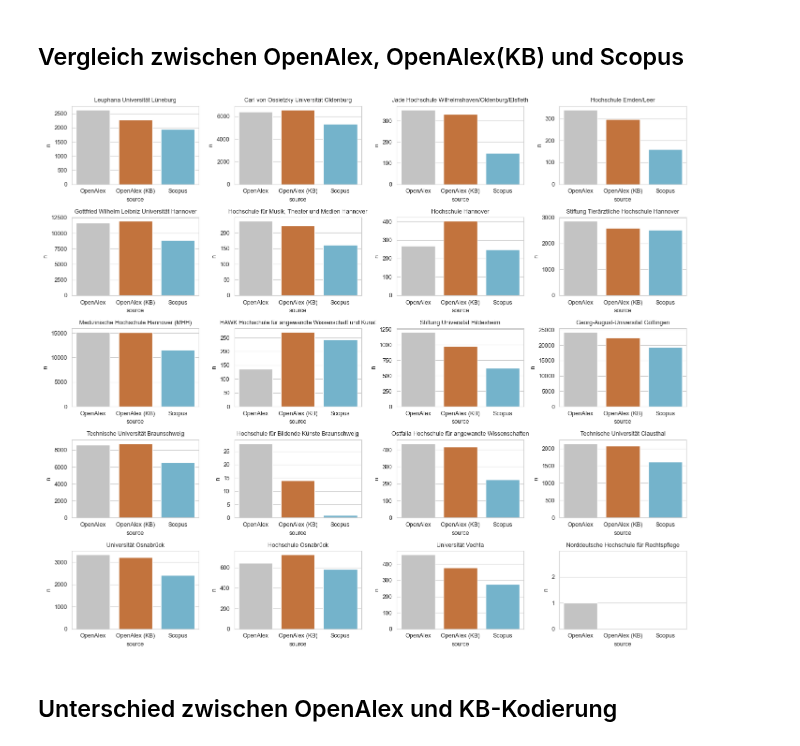
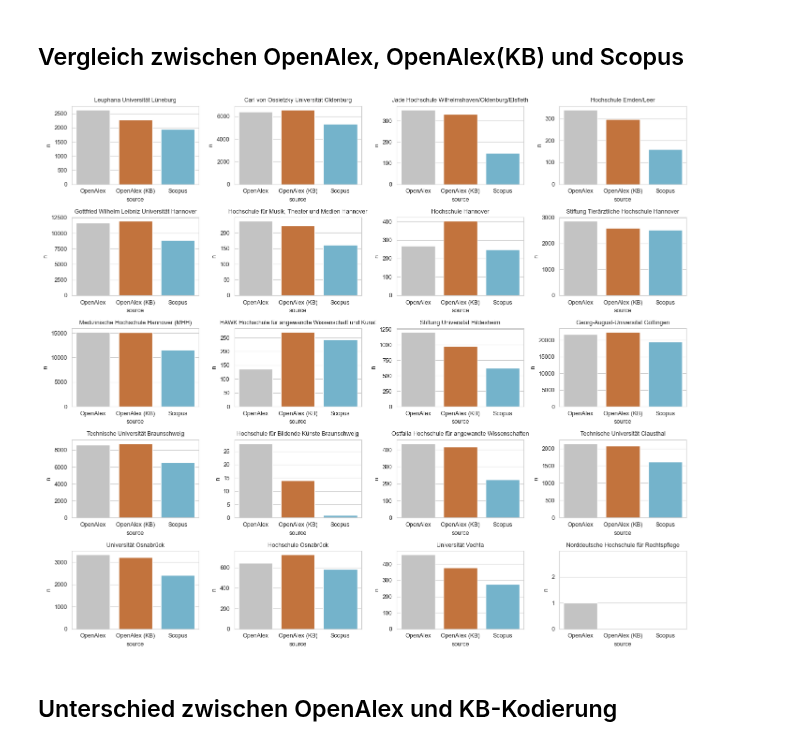
Before and after one commit to naustica/lower_saxony_institutions, a Jupyter notebook: notebooks/Monitoring.ipynb, the cells around one changed output. Drawn from its saved outputs; the diff is of its cells as text; code cells hidden in the pictures.

```diff
--- a/notebooks/Monitoring.ipynb
+++ b/notebooks/Monitoring.ipynb
@@ -80,7 +80,7 @@ liste_aller_hochschulen
 oal = client.query(f"""
                     SELECT
                         CASE
-                            WHEN inst.ror = 'https://ror.org/021ft0n22' THEN 'Universitätsmedizin Göttingen'
+                            WHEN inst.ror = 'https://ror.org/021ft0n22' THEN 'Georg-August-Universität Göttingen' -- UMG in GAU integrieren für Vergleichbarkeit
                             WHEN inst.ror = 'https://ror.org/02w2y2t16' THEN 'Leuphana Universität Lüneburg'
                             WHEN inst.ror = 'https://ror.org/033n9gh91' THEN 'Carl von Ossietzky Universität Oldenburg'
                             WHEN inst.ror = 'https://ror.org/02vvvm705' THEN 'Jade Hochschule Wilhelmshaven/Oldenburg/Elsfleth'
@@ -365,36 +365,36 @@ for i, ax in enumerate(axes, 0):
 
     try:
         scp_value = scp_inst.n.item()
     except:
         scp_value = 0
 
-    if inst_name == 'Georg-August-Universität Göttingen':
-        oal_value += oal[oal.inst_name == 'Universitätsmedizin Göttingen'].n.item()
+    #if inst_name == 'Georg-August-Universität Göttingen':
+    #    oal_value += oal[oal.inst_name == 'Universitätsmedizin Göttingen'].n.item()
 
 
     data = {
             'source': ['OpenAlex', 'OpenAlex (KB)', 'Scopus'],
             'n': [oal_value, kb_value, scp_value]
         }
 
     df = pd.DataFrame(data)
 
     sns.barplot(data=df,
                 x='source',
                 y='n',
                 hue='source',
                 palette=['#c3c3c3', '#D86F27', '#65BADA'],
                 ax=ax).set_title(inst_name, fontdict=dict(fontsize=9, fontweight=500))
 
     if inst_name == 'Norddeutsche Hochschule für Rechtspflege':
         ax.set_ylim(0,3)
         ax.set_yticks(range(0,3))
 
 plt.tight_layout()
 
 plt.show()
 # %% [output]
-[figure, old version]
+[figure, new version]
 # %% [markdown]
 ## Unterschied zwischen OpenAlex und KB-Kodierung
 # %%
```
Also changed, not shown: parts of 2 cells of this notebook.
